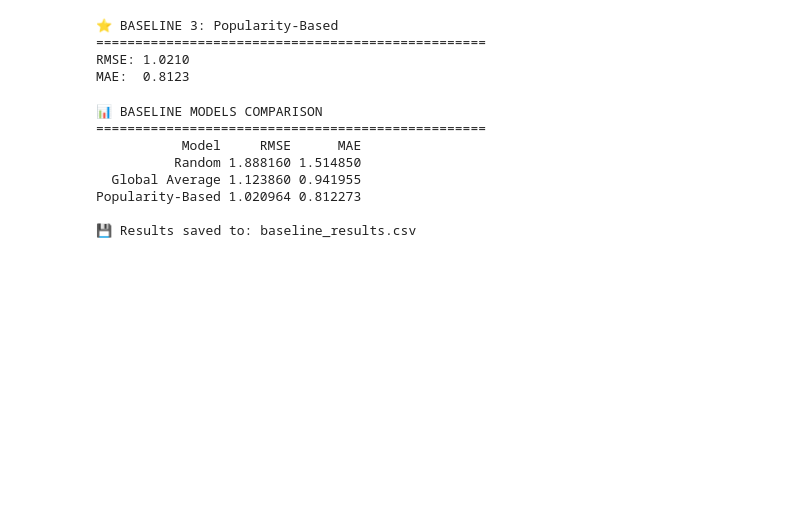
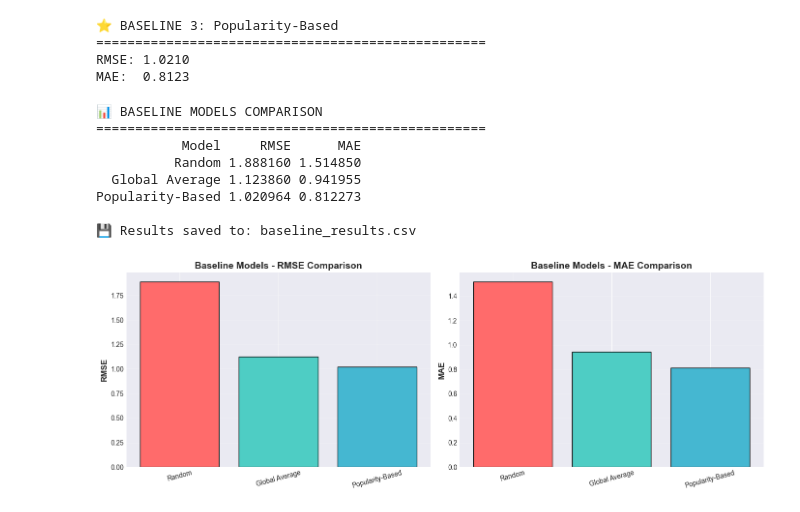
Before and after one commit to HarpinderC/ML-Recommenders, a Jupyter notebook: movie-recommendation-system/notebooks/01_data_loading_eda_baseline.ipynb, the cells around one changed output. Drawn from its saved outputs; the diff is of its cells as text; code cells hidden in the pictures; blank space fills up the shorter version.

```diff
--- a/movie-recommendation-system/notebooks/01_data_loading_eda_baseline.ipynb
+++ b/movie-recommendation-system/notebooks/01_data_loading_eda_baseline.ipynb
@@ -778,3 +778,31 @@ print("\n💾 Results saved to: baseline_results.csv")
 Popularity-Based 1.020964 0.812273
 
 💾 Results saved to: baseline_results.csv
+# %%
+# ┌─────────────────────────────────────────┐
+# │ Visualize Baseline Performance          │
+# └─────────────────────────────────────────┘
+
+fig, axes = plt.subplots(1, 2, figsize=(14, 5))
+
+# RMSE comparison
+axes[0].bar(baseline_results['Model'], baseline_results['RMSE'],
+            color=['#FF6B6B', '#4ECDC4', '#45B7D1'], edgecolor='black')
+axes[0].set_ylabel('RMSE', fontsize=12, fontweight='bold')
+axes[0].set_title('Baseline Models - RMSE Comparison', fontsize=14, fontweight='bold')
+axes[0].grid(axis='y', alpha=0.3)
+axes[0].tick_params(axis='x', rotation=15)
+
+# MAE comparison
+axes[1].bar(baseline_results['Model'], baseline_results['MAE'],
+            color=['#FF6B6B', '#4ECDC4', '#45B7D1'], edgecolor='black')
+axes[1].set_ylabel('MAE', fontsize=12, fontweight='bold')
+axes[1].set_title('Baseline Models - MAE Comparison', fontsize=14, fontweight='bold')
+axes[1].grid(axis='y', alpha=0.3)
+axes[1].tick_params(axis='x', rotation=15)
+
+plt.tight_layout()
+plt.savefig('../results/visualizations/06_baseline_comparison.png', dpi=300, bbox_inches='tight')
+plt.show()
+# %% [output]
+[figure, added]
```
Also changed, not shown: parts of 2 cells of this notebook, 1 other file.
